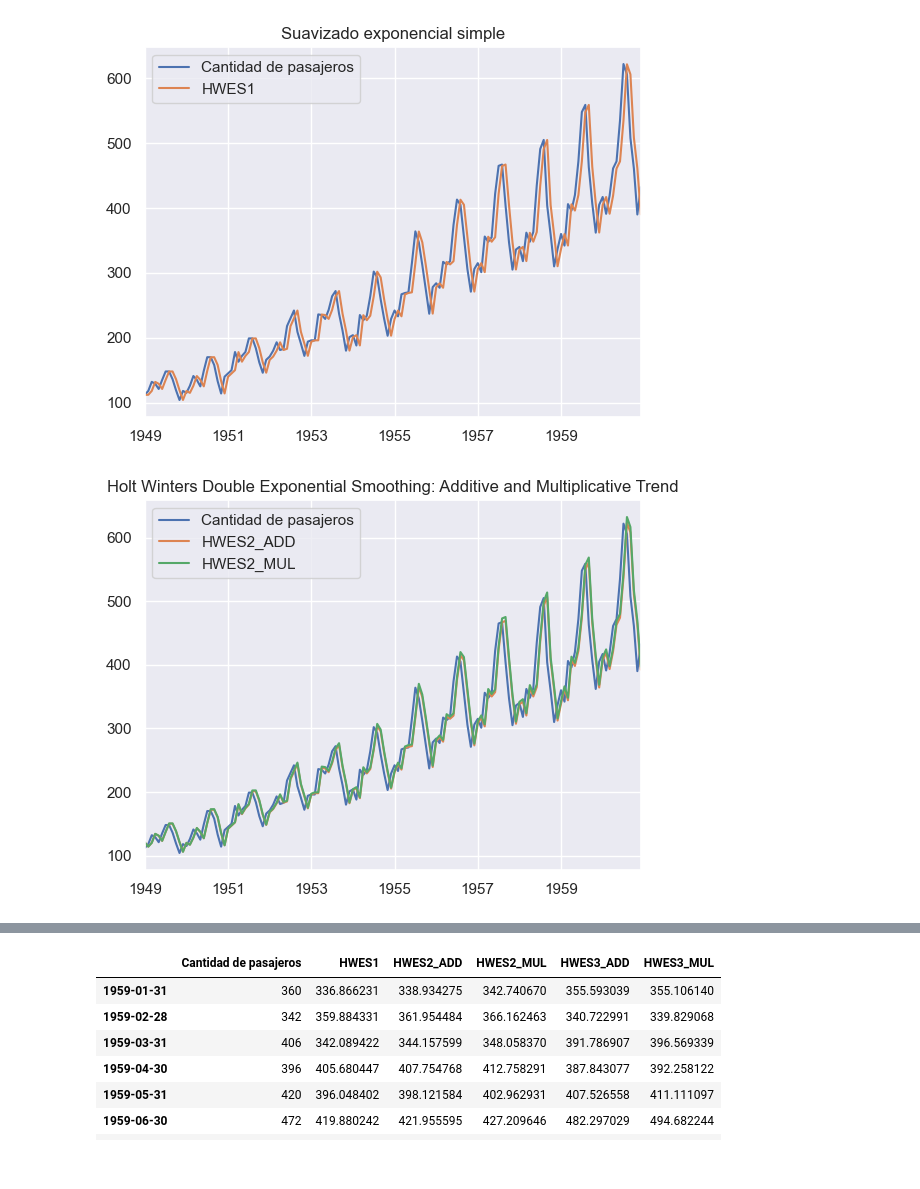
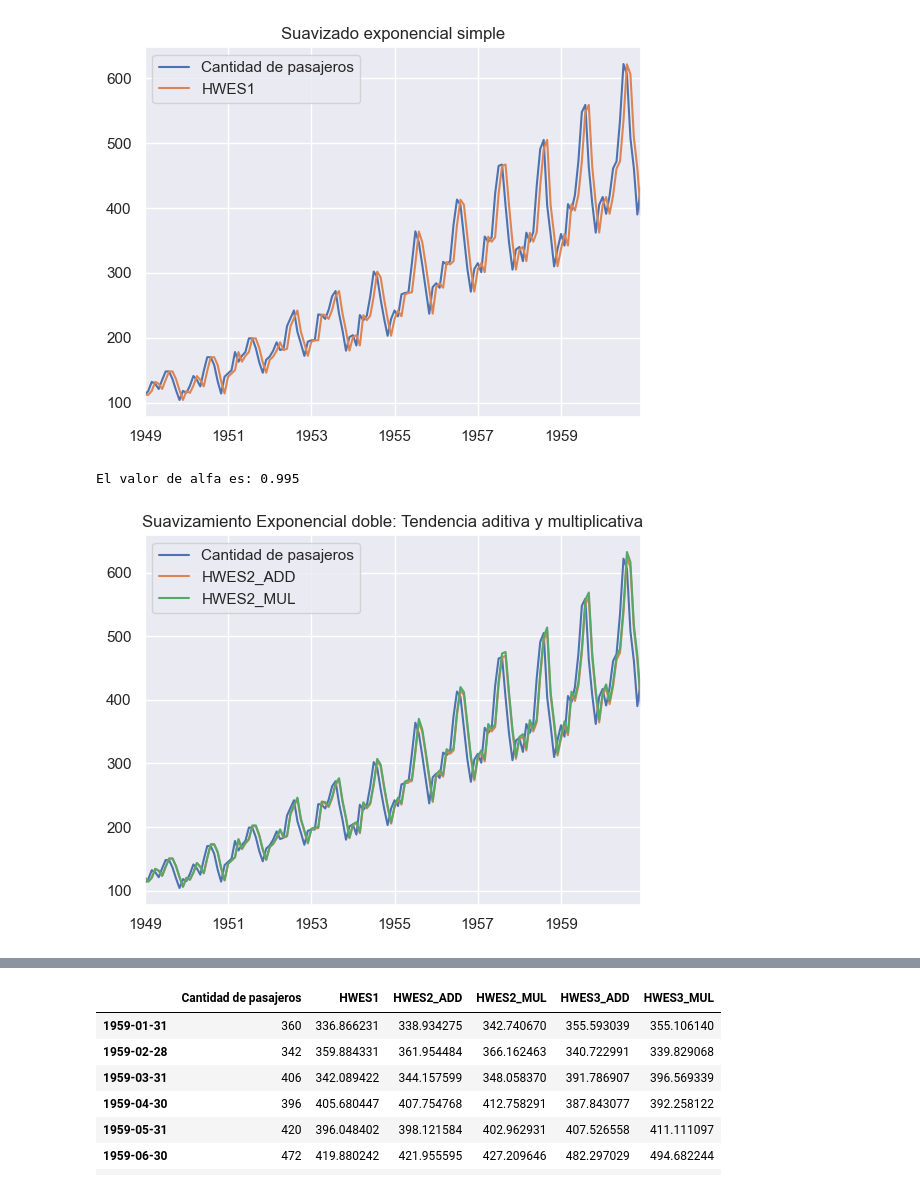
Before and after one commit to Wilsonsr/Series-de-Tiempo, a Jupyter notebook: CUADERNOS/Suavizado Exponencial.ipynb, the cells around one changed output, grey strips where cells are left out. Cells and saved outputs as stored; diff of their text form; code cells hidden in the pictures.

```diff
--- a/CUADERNOS/Suavizado Exponencial.ipynb
+++ b/CUADERNOS/Suavizado Exponencial.ipynb
@@ -38,0 +62,23 @@ Donde:
+# %%
+# Definición de los datos
+valores_observados = [10, 12, 13, 15, 18]
+alpha = 0.3
+
+# Inicializar lista de pronósticos
+pronosticos = [valores_observados[0]]  # F_1 = Y_1
+
+# Calcular los pronósticos para t > 1
+for t in range(1, len(valores_observados)):
+    pronostico = alpha * valores_observados[t-1] + (1 - alpha) * pronosticos[t-1]
+    pronosticos.append(pronostico)
+
+import pandas as pd
+
+# Crear DataFrame para visualizar los resultados
+df_resultados = pd.DataFrame({
+    'Periodo (t)': list(range(1, len(valores_observados) + 1)),
+    'Valor observado (Y)': valores_observados,
+    'Pronóstico (F)': pronosticos
+})
+
+df_resultados
@@ -124,11 +312,6 @@ Ajuste de los datos con suavizado exponencial de Holt-Winters
 Ahora ajustaremos estos datos al suavizado exponencial simple, doble y triple respectivamente, y veremos cómo funciona.
 
 Antes de comenzar con los modelos, primero definiremos el coeficiente de peso Alfa y el Período de Tiempo. También configuramos la frecuencia DateTime a un nivel mensual.
-# %%
-# Establezca la frecuencia del índice de fecha y hora como Inicio mensual como lo indican los datos aerolínea.index.freq = 'MS'
-# Establezca el valor de Alfa y defina m (Período de tiempo)
-m = 12
-alpha = 0.8
 # %%
 1/24
 # %% [output]
@@ -154,9 +334,20 @@ sns.set_theme()
+# %%
+# Ajustar el modelo
+model = SimpleExpSmoothing(airline["Cantidad de pasajeros"]).fit(optimized=True, use_brute=True)
+
+# Obtener el valor de alpha (parámetro de suavizamiento)
+alpha = model.model.params['smoothing_level']
+
+# Mostrar el valor de alpha
+print(f"El valor de alfa es: {alpha}")
+# %% [output]
+El valor de alfa es: 0.995
 # %%
 airline["HWES2_ADD"] = ExponentialSmoothing(airline["Cantidad de pasajeros"],trend="add").fit().fittedvalues
 airline["HWES2_MUL"] = ExponentialSmoothing(airline["Cantidad de pasajeros"],trend="mul").fit().fittedvalues
-airline[["Cantidad de pasajeros","HWES2_ADD","HWES2_MUL"]].plot(title="Holt Winters Double Exponential Smoothing: Additive and Multiplicative Trend");
+airline[["Cantidad de pasajeros","HWES2_ADD","HWES2_MUL"]].plot(title="Suavizamiento Exponencial doble: Tendencia aditiva y multiplicativa");
 # %% [output]
-[figure, old version]
+[figure, new version]
 # %%
 #Triple HWES
 airline["HWES3_ADD"] = ExponentialSmoothing(airline["Cantidad de pasajeros"],trend="add",seasonal="add",seasonal_periods=12).fit().fittedvalues
```
Also changed, not shown: parts of 24 cells of this notebook.
